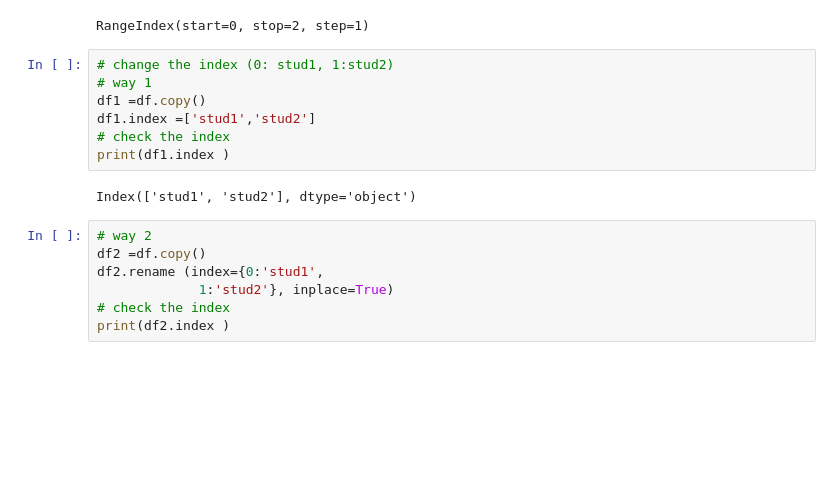
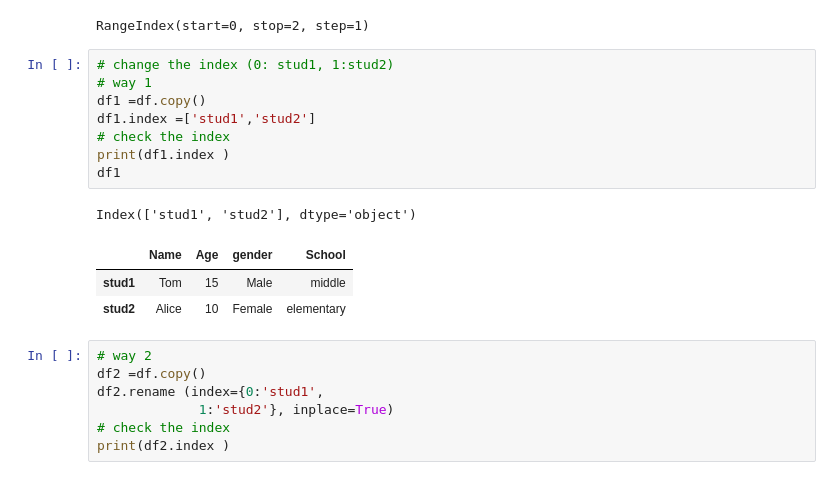
Before and after one commit to SaadiMahdi/AI-Training, a Jupyter notebook: Pandas_Exercises_Level_2.ipynb, the cells around one changed output. Saved outputs shown, nothing was run; the diff lists cells and outputs as text; blank space fills up the shorter version.

```diff
--- a/Pandas_Exercises_Level_2.ipynb
+++ b/Pandas_Exercises_Level_2.ipynb
@@ -102,12 +102,16 @@ RangeIndex(start=0, stop=2, step=1)
 # %%
 # change the index (0: stud1, 1:stud2)
 # way 1
 df1 =df.copy()
 df1.index =['stud1','stud2']
 # check the index
 print(df1.index )
+df1
 # %% [output]
 Index(['stud1', 'stud2'], dtype='object')
+|  | Name | Age | gender | School |
+| stud1 | Tom | 15 | Male | middle |
+| stud2 | Alice | 10 | Female | elementary |
 # %%
 # way 2
 df2 =df.copy()
```
Also changed, not shown: 1 other file.
